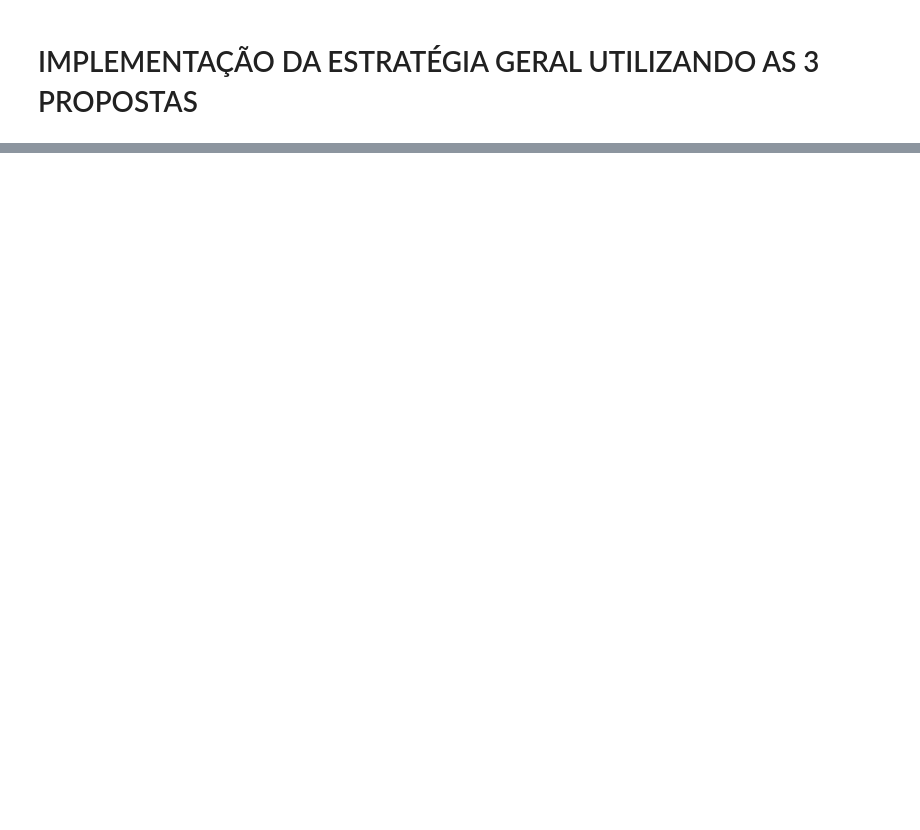
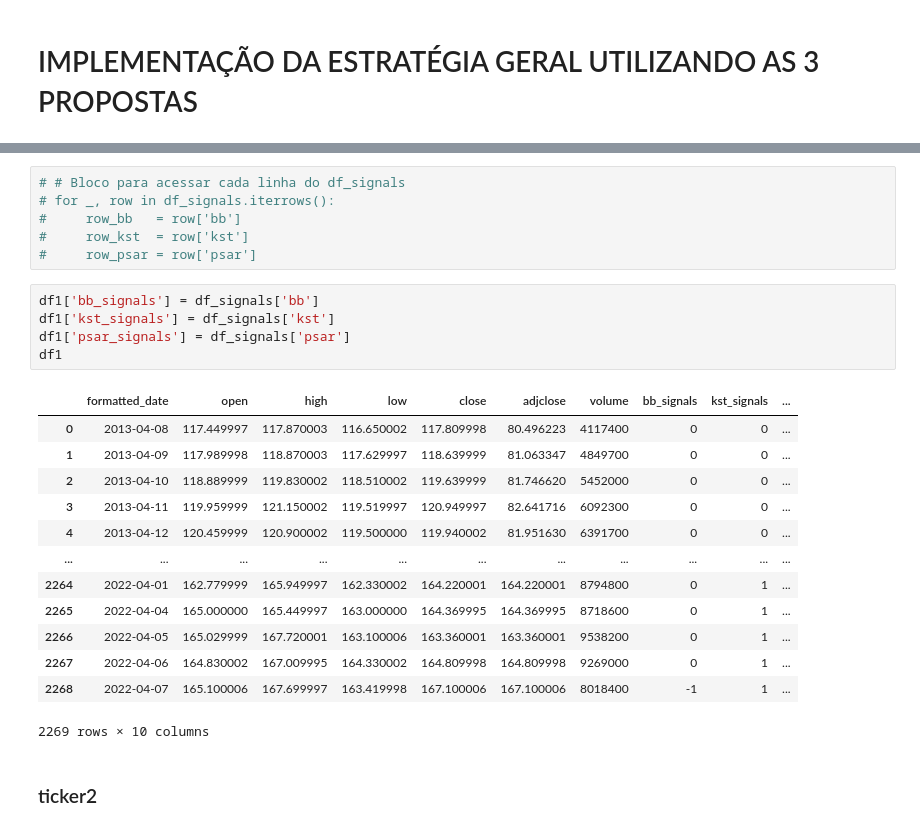
Before and after one commit to viniciusmm7/projeto-algotrading, a Jupyter notebook: Projeto.ipynb, the cells around one changed output, grey strips where cells are left out. Saved outputs shown, nothing was run; the diff lists cells and outputs as text; blank space fills up the shorter version.

```diff
--- a/Projeto.ipynb
+++ b/Projeto.ipynb
@@ -727 +750,28 @@ df_signals.psar.value_counts()
 Name: psar, dtype: int64
+# %%
+# # Bloco para acessar cada linha do df_signals
+# for _, row in df_signals.iterrows():
+#     row_bb   = row['bb']
+#     row_kst  = row['kst']
+#     row_psar = row['psar']
+# %%
+df1['bb_signals'] = df_signals['bb']
+df1['kst_signals'] = df_signals['kst']
+df1['psar_signals'] = df_signals['psar']
+df1
+# %% [output]
+|  | formatted_date | open | high | low | close | adjclose | volume | bb_signals | kst_signals | ... |
+| 0 | 2013-04-08 | 117.449997 | 117.870003 | 116.650002 | 117.809998 | 80.496223 | 4117400 | 0 | 0 | ... |
+| 1 | 2013-04-09 | 117.989998 | 118.870003 | 117.629997 | 118.639999 | 81.063347 | 4849700 | 0 | 0 | ... |
+| 2 | 2013-04-10 | 118.889999 | 119.830002 | 118.510002 | 119.639999 | 81.746620 | 5452000 | 0 | 0 | ... |
+| 3 | 2013-04-11 | 119.959999 | 121.150002 | 119.519997 | 120.949997 | 82.641716 | 6092300 | 0 | 0 | ... |
+| 4 | 2013-04-12 | 120.459999 | 120.900002 | 119.500000 | 119.940002 | 81.951630 | 6391700 | 0 | 0 | ... |
+| ... | ... | ... | ... | ... | ... | ... | ... | ... | ... | ... |
+| 2264 | 2022-04-01 | 162.779999 | 165.949997 | 162.330002 | 164.220001 | 164.220001 | 8794800 | 0 | 1 | ... |
+| 2265 | 2022-04-04 | 165.000000 | 165.449997 | 163.000000 | 164.369995 | 164.369995 | 8718600 | 0 | 1 | ... |
+| 2266 | 2022-04-05 | 165.029999 | 167.720001 | 163.100006 | 163.360001 | 163.360001 | 9538200 | 0 | 1 | ... |
+| 2267 | 2022-04-06 | 164.830002 | 167.009995 | 164.330002 | 164.809998 | 164.809998 | 9269000 | 0 | 1 | ... |
+| 2268 | 2022-04-07 | 165.100006 | 167.699997 | 163.419998 | 167.100006 | 167.100006 | 8018400 | -1 | 1 | ... |
+2269 rows × 10 columns
+# %% [markdown]
+### ticker2
```
Also changed, not shown: parts of 52 cells of this notebook.
